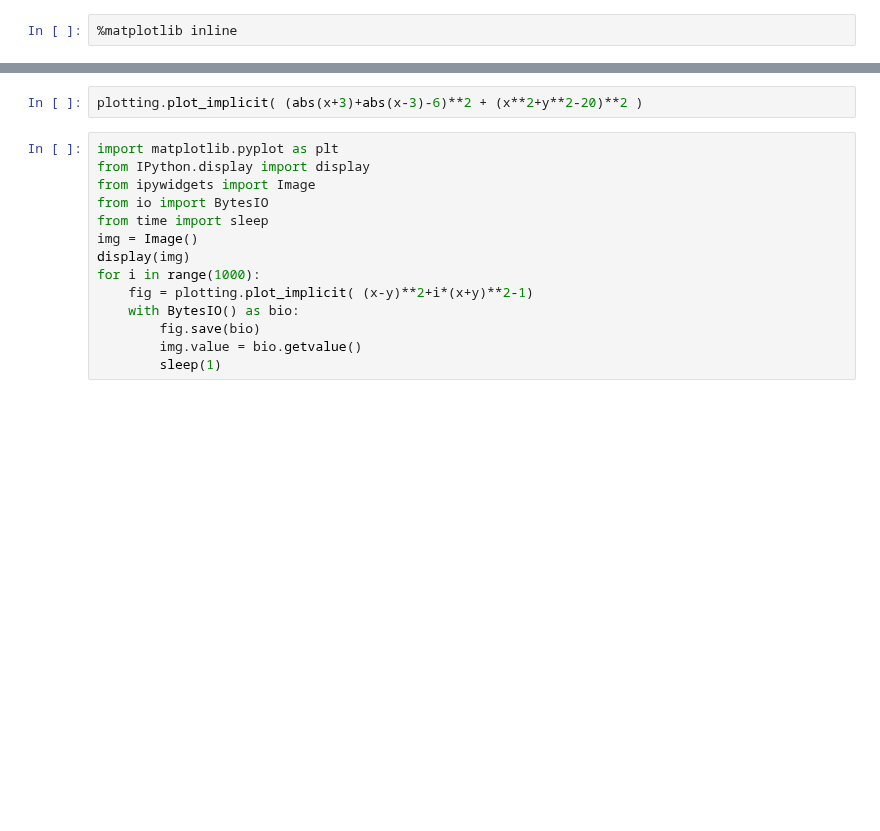
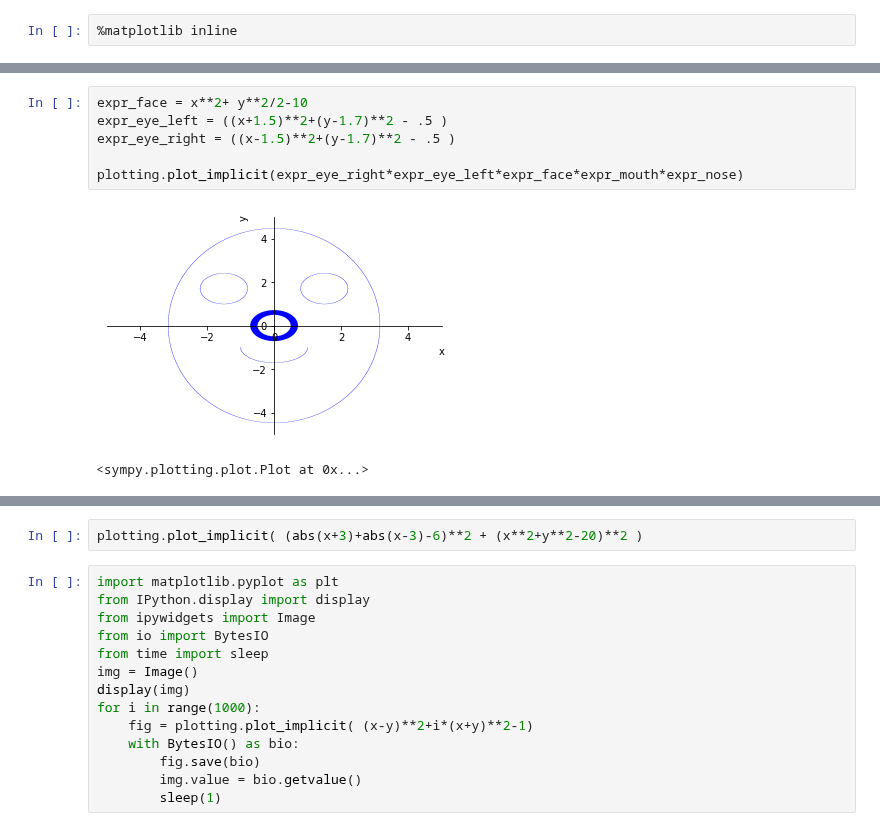
Before and after one commit to tjwei/NDHU_AM1130, a Jupyter notebook: week13-math-animation.ipynb, the cells around one changed output, grey strips where cells are left out. Saved outputs shown, nothing was run; the diff lists cells and outputs as text; blank space fills up the shorter version.

```diff
--- a/week13-math-animation.ipynb
+++ b/week13-math-animation.ipynb
@@ -25,0 +39,9 @@ x
+# %%
+expr_face = x**2+ y**2/2-10
+expr_eye_left = ((x+1.5)**2+(y-1.7)**2 - .5 )
+expr_eye_right = ((x-1.5)**2+(y-1.7)**2 - .5 )
+
+plotting.plot_implicit(expr_eye_right*expr_eye_left*expr_face*expr_mouth*expr_nose)
+# %% [output]
+[figure, added]
+<sympy.plotting.plot.Plot at 0x...>
```
Also changed, not shown: parts of 10 cells of this notebook.
